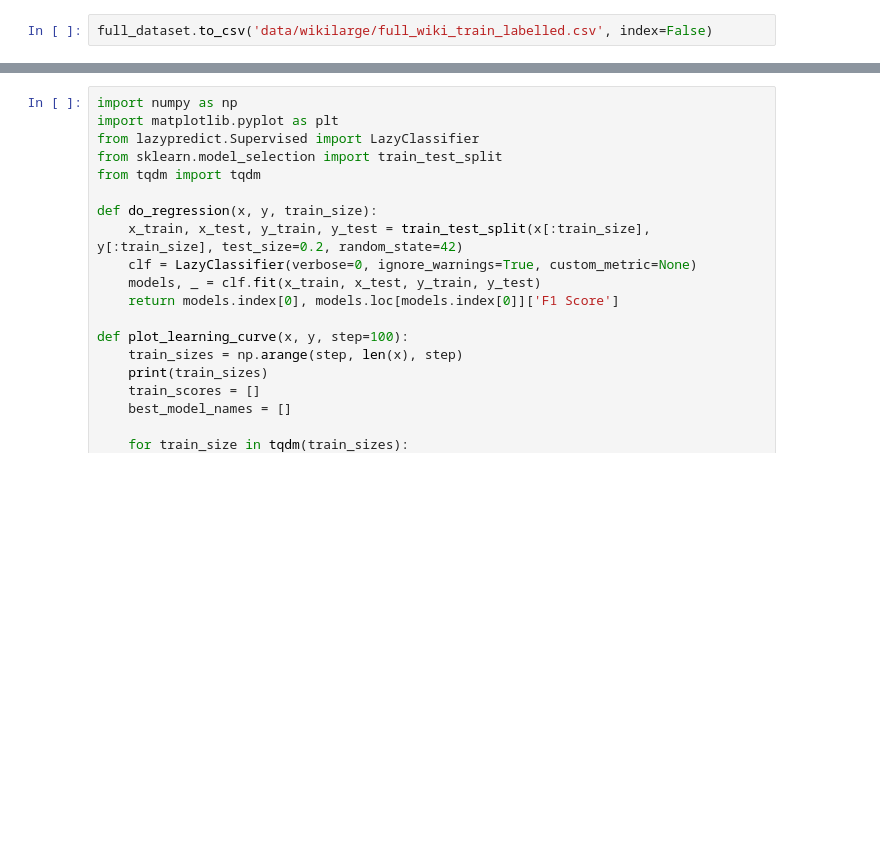
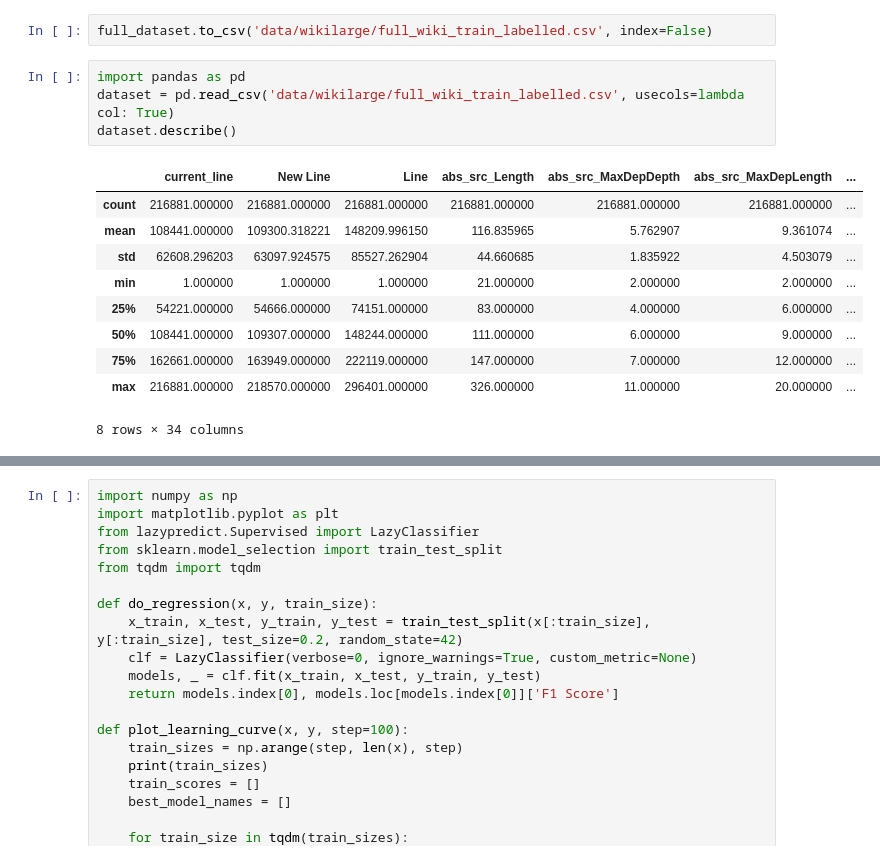
Before and after one commit to WilliamPLaCroix/Thesis-Project, a Jupyter notebook: prototyping_workspace.ipynb, the cells around one changed output, grey strips where cells are left out. Saved outputs shown, nothing was run; the diff lists cells and outputs as text; blank space fills up the shorter version.

Commit message:
uncomment notebook to figure out what I need to do the data cleaning

```diff
--- a/prototyping_workspace.ipynb
+++ b/prototyping_workspace.ipynb
@@ -331,3 +335,18 @@ print(model.score(full_dataset[['length_difference_ratio', 'similarity', 'grade_
 1.0
 # %%
 full_dataset.to_csv('data/wikilarge/full_wiki_train_labelled.csv', index=False)
+# %%
+import pandas as pd
+dataset = pd.read_csv('data/wikilarge/full_wiki_train_labelled.csv', usecols=lambda col: True)
+dataset.describe()
+# %% [output]
+|  | current_line | New Line | Line | abs_src_Length | abs_src_MaxDepDepth | abs_src_MaxDepLength | ... |
+| count | 216881.000000 | 216881.000000 | 216881.000000 | 216881.000000 | 216881.000000 | 216881.000000 | ... |
+| mean | 108441.000000 | 109300.318221 | 148209.996150 | 116.835965 | 5.762907 | 9.361074 | ... |
+| std | 62608.296203 | 63097.924575 | 85527.262904 | 44.660685 | 1.835922 | 4.503079 | ... |
+| min | 1.000000 | 1.000000 | 1.000000 | 21.000000 | 2.000000 | 2.000000 | ... |
+| 25% | 54221.000000 | 54666.000000 | 74151.000000 | 83.000000 | 4.000000 | 6.000000 | ... |
+| 50% | 108441.000000 | 109307.000000 | 148244.000000 | 111.000000 | 6.000000 | 9.000000 | ... |
+| 75% | 162661.000000 | 163949.000000 | 222119.000000 | 147.000000 | 7.000000 | 12.000000 | ... |
+| max | 216881.000000 | 218570.000000 | 296401.000000 | 326.000000 | 11.000000 | 20.000000 | ... |
+8 rows × 34 columns
```
Also changed, not shown: parts of 44 cells of this notebook.
